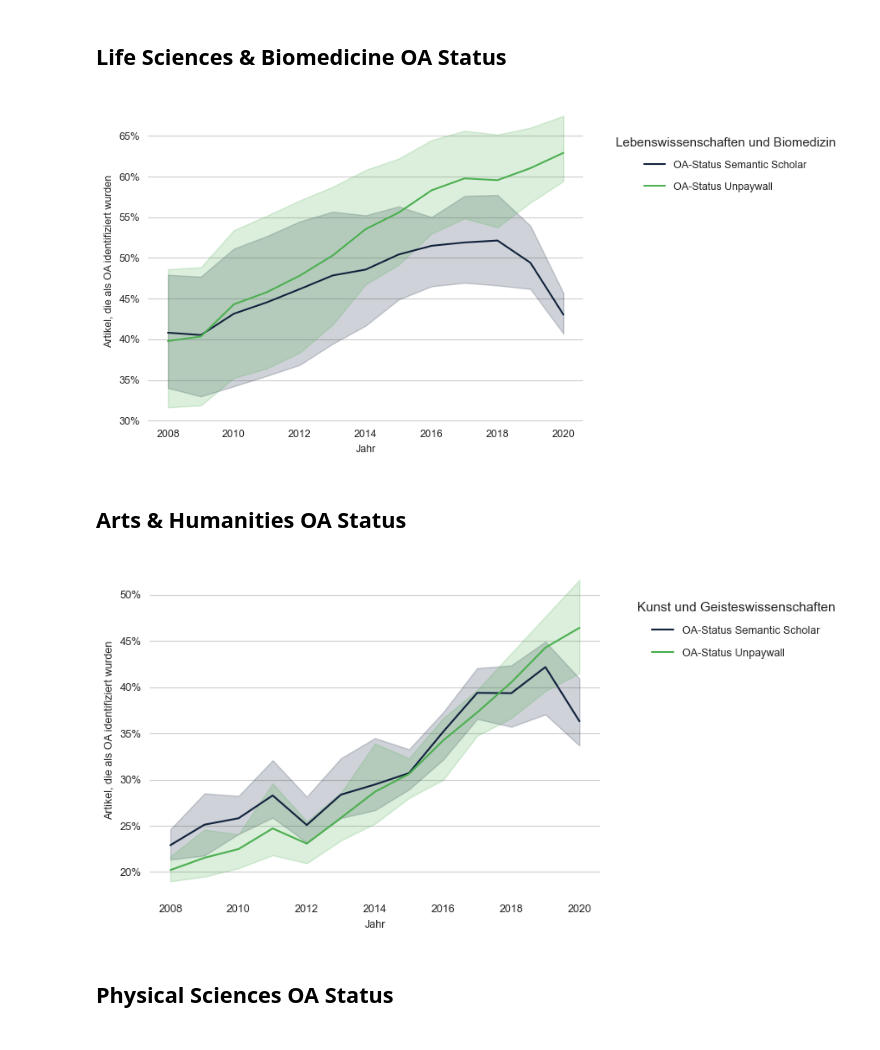
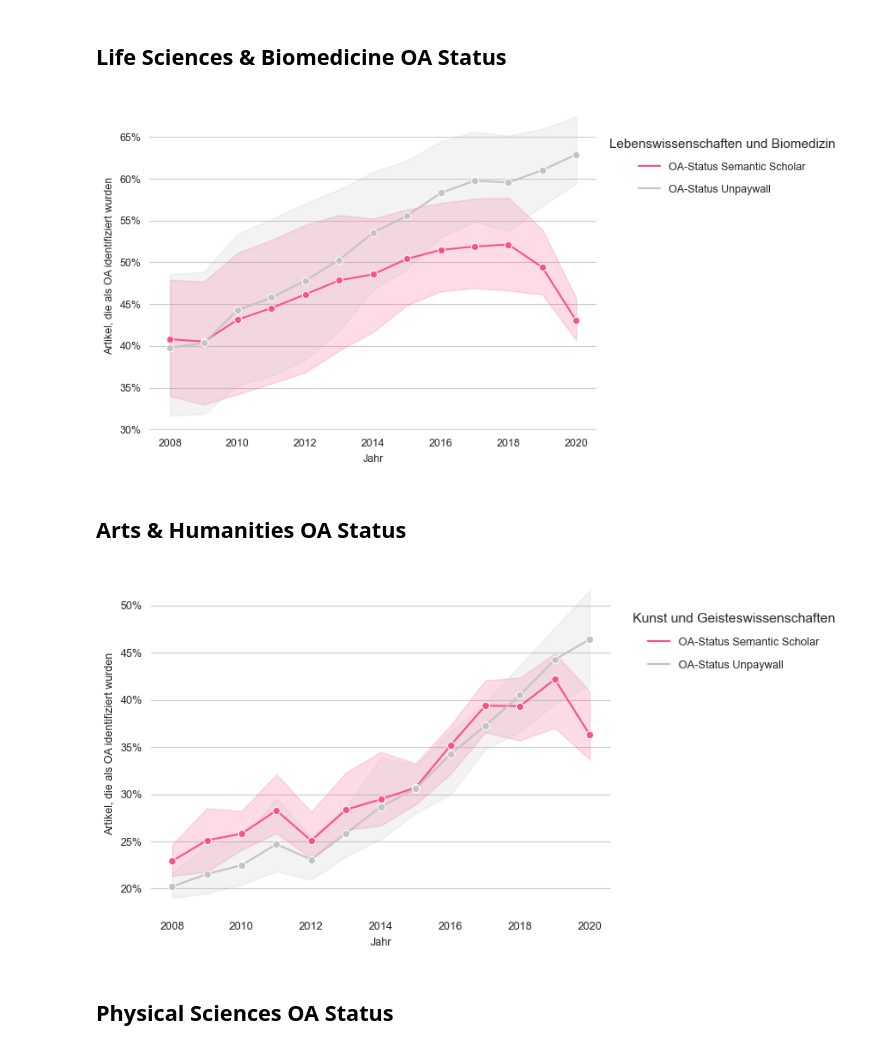
Before and after one commit to naustica/MA, a Jupyter notebook: Codebook.ipynb, the cells around one changed output. Drawn from its saved outputs; the diff is of its cells as text; code cells hidden in the pictures.

```diff
--- a/Codebook.ipynb
+++ b/Codebook.ipynb
@@ -1069,38 +1080,40 @@ art_humanities_sciences_s2_df['number_of_publications'].sum() / df_oa_disc_upw_t
 # %%
 fig, ax = plt.subplots(figsize=(6,4.5))
 plt.box(False)
 
 sns.lineplot(data=life_bio_sciences_s2_df[life_bio_sciences_s2_df.s2_oa_status == True],
              x='year',
              y='proportion',
-             color='#11223d',
+             color='#fc5185',
+             marker='o',
              ax=ax)
 
 sns.lineplot(data=life_bio_sciences_upw_df[life_bio_sciences_upw_df.upw_oa_status == True],
              x='year',
              y='proportion',
-             color='#4caf50',
+             color='#c3c3c3',
+             marker='o',
              ax=ax)
 
 xticks = mtick.FormatStrFormatter('%.0f%%')
 ax.yaxis.set_major_formatter(xticks)
 ax.grid(False, which='both', axis='x')
 ax.set(xlabel='Jahr', ylabel='Artikel, die als OA identifiziert wurden')
 
-s2_patch = Line2D([0], [0], color='#11223d', label='OA-Status Semantic Scholar')
-upw_patch = Line2D([0], [0], color='#4caf50', label='OA-Status Unpaywall')
+s2_patch = Line2D([0], [0], color='#fc5185', label='OA-Status Semantic Scholar')
+upw_patch = Line2D([0], [0], color='#c3c3c3', label='OA-Status Unpaywall')
 
 lgd = fig.legend(title='Lebenswissenschaften und Biomedizin',
                  title_fontproperties={'weight': 'normal', 'size': 11},
                  handles=[s2_patch, upw_patch], frameon=False,
-                 bbox_to_anchor=(1.5, 0.9), labelspacing=1.1)
+                 bbox_to_anchor=(1.46, 0.9), labelspacing=1.1)
 
 plt.tight_layout()
 
 plt.show()
 fig.savefig('media/oa_status_life_bio_sciences.png', format='png', bbox_inches='tight', dpi=500)
 # %% [output]
-[figure, old version]
+[figure, new version]
 # %% [markdown]
 ## Arts & Humanities OA Status
 # %%
@@ -1110,13 +1123,15 @@ plt.box(False)
 sns.lineplot(data=art_humanities_sciences_s2_df[art_humanities_sciences_s2_df.s2_oa_status == True],
              x='year',
              y='proportion',
-             color='#11223d',
+             color='#fc5185',
+             marker='o',
              ax=ax)
 
 sns.lineplot(data=art_humanities_sciences_upw_df[art_humanities_sciences_upw_df.upw_oa_status == True],
              x='year',
              y='proportion',
-             color='#4caf50',
+             color='#c3c3c3',
+             marker='o',
              ax=ax)
 
 xticks = mtick.FormatStrFormatter('%.0f%%')
@@ -1124,20 +1139,20 @@ ax.yaxis.set_major_formatter(xticks)
 ax.grid(False, which='both', axis='x')
 ax.set(xlabel='Jahr', ylabel='Artikel, die als OA identifiziert wurden')
 
-s2_patch = Line2D([0], [0], color='#11223d', label='OA-Status Semantic Scholar')
-upw_patch = Line2D([0], [0], color='#4caf50', label='OA-Status Unpaywall')
+s2_patch = Line2D([0], [0], color='#fc5185', label='OA-Status Semantic Scholar')
+upw_patch = Line2D([0], [0], color='#c3c3c3', label='OA-Status Unpaywall')
 
 lgd = fig.legend(title='Kunst und Geisteswissenschaften',
                  title_fontproperties={'weight': 'normal', 'size': 11},
                  handles=[s2_patch, upw_patch], frameon=False,
-                 bbox_to_anchor=(1.45, 0.9), labelspacing=1.1)
+                 bbox_to_anchor=(1.42, 0.9), labelspacing=1.1)
 
 plt.tight_layout()
 
 plt.show()
 fig.savefig('media/oa_status_art_humanities_sciences.png', format='png', bbox_inches='tight', dpi=500)
 # %% [output]
-[figure, old version]
+[figure, new version]
 # %% [markdown]
 ## Physical Sciences OA Status
 # %%
```
Also changed, not shown: parts of 33 cells of this notebook, 12 other files.
